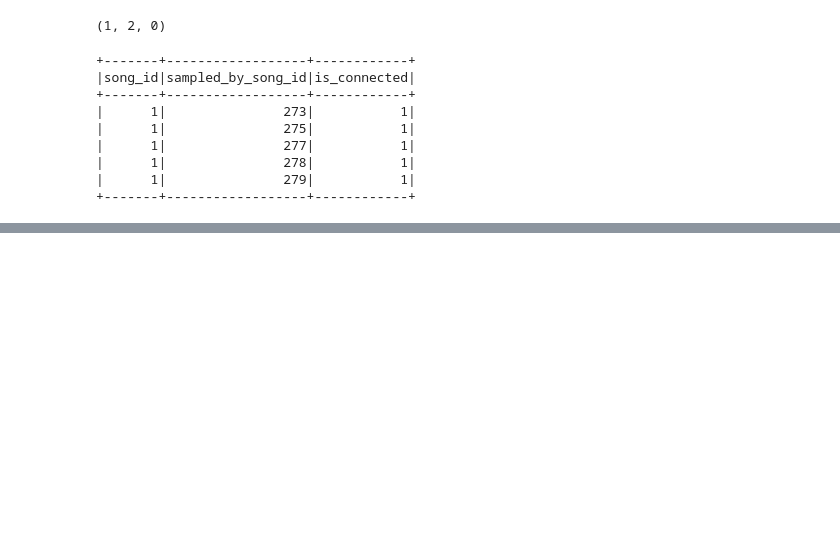
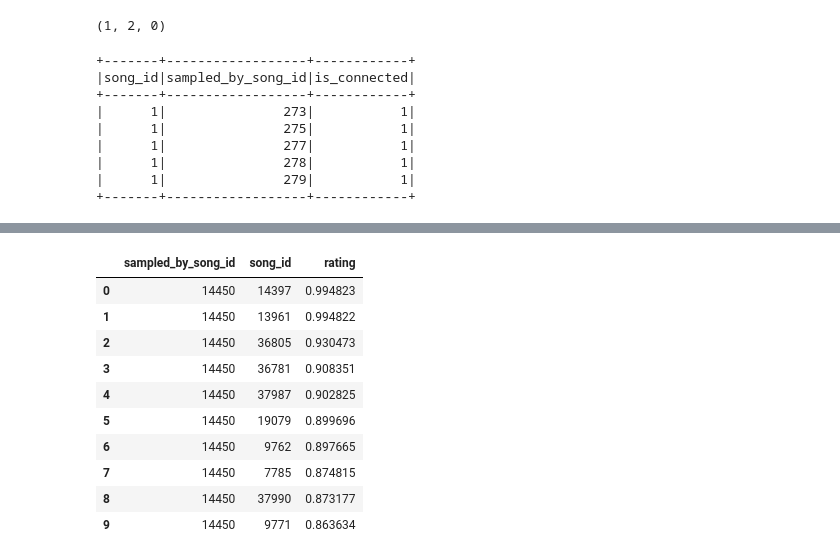
Before and after one commit to brettashley/ml-mix-lab, a Jupyter notebook: notebooks/initial-model.ipynb, the cells around one changed output, grey strips where cells are left out. Saved outputs shown, nothing was run; the diff lists cells and outputs as text; code cells hidden in the pictures; blank space fills up the shorter version.

```diff
--- a/notebooks/initial-model.ipynb
+++ b/notebooks/initial-model.ipynb
@@ -283,0 +312,2 @@ pd.concat()
+# %%
+top10_df = _
@@ -283,0 +327,21 @@ pd.concat()
+# %%
+song_id_list = list([top10_df.loc[0,'sampled_by_song_id']] * 10)
+# %%
+recs0 = pd.DataFrame(song_id_list, columns=['sampled_by_song_id'])
+# %%
+recs_df = pd.DataFrame(top10_df.loc[0,'recommendations'],
+                       columns=['song_id', 'rating'])
+# %%
+recs0.merge(recs_df, left_index=True, right_index=True)
+# %% [output]
+|  | sampled_by_song_id | song_id | rating |
+| 0 | 14450 | 14397 | 0.994823 |
+| 1 | 14450 | 13961 | 0.994822 |
+| 2 | 14450 | 36805 | 0.930473 |
+| 3 | 14450 | 36781 | 0.908351 |
+| 4 | 14450 | 37987 | 0.902825 |
+| 5 | 14450 | 19079 | 0.899696 |
+| 6 | 14450 | 9762 | 0.897665 |
+| 7 | 14450 | 7785 | 0.874815 |
+| 8 | 14450 | 37990 | 0.873177 |
+| 9 | 14450 | 9771 | 0.863634 |
```
Also changed, not shown: parts of 18 cells of this notebook, 1 other file.
